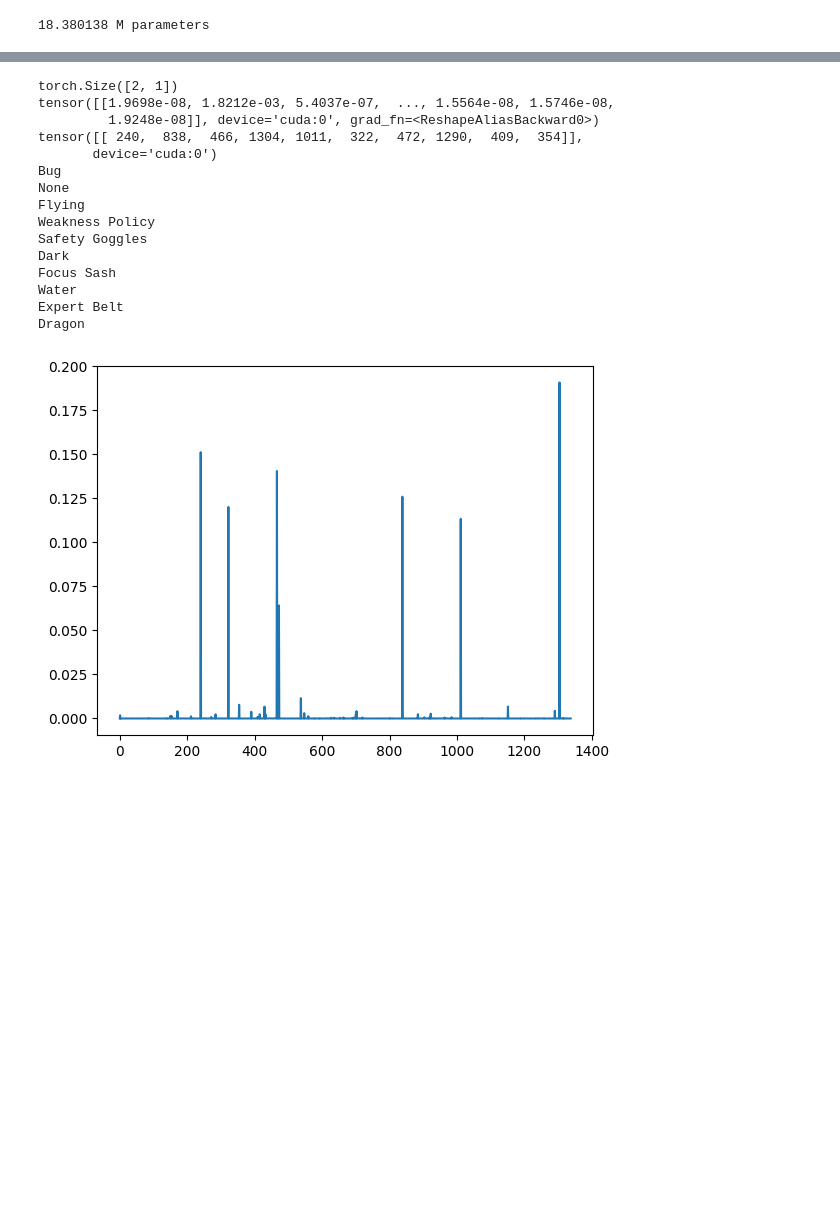
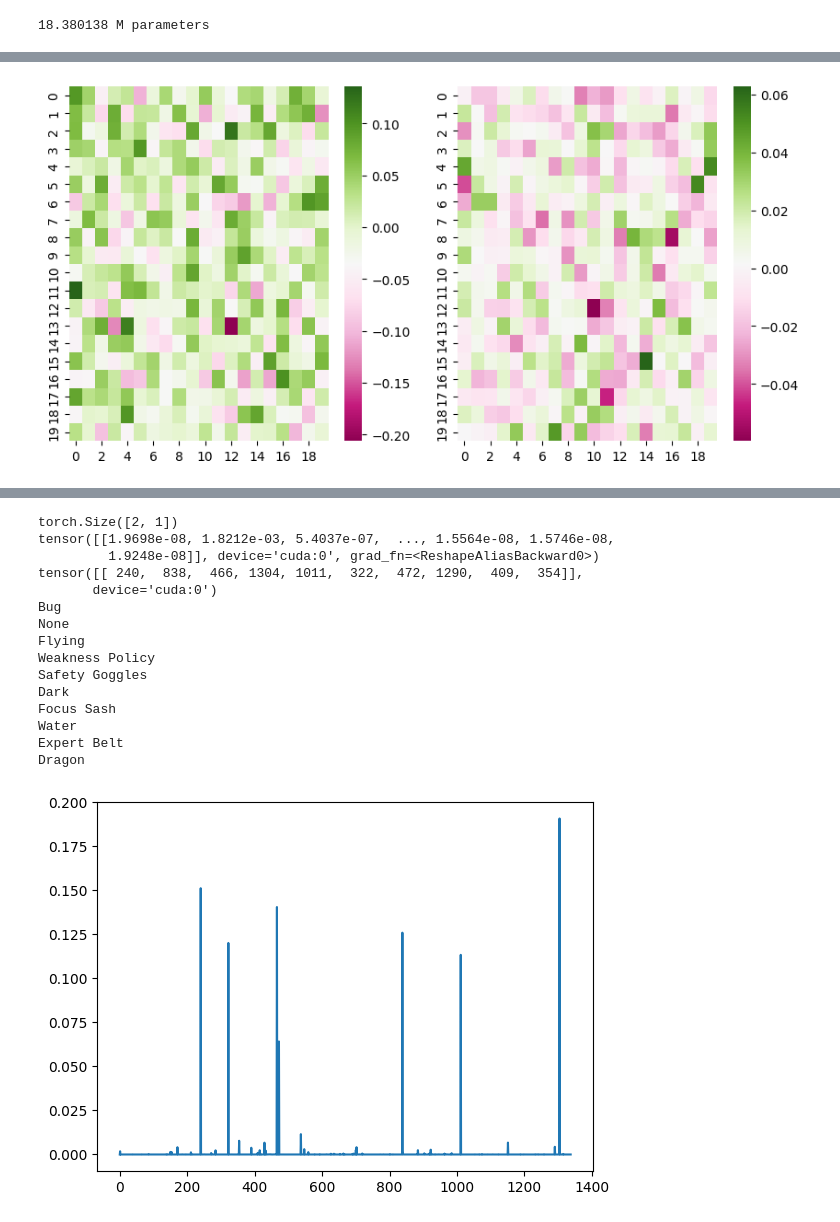
Before and after one commit to AlanOsys/PokemonTransformer, a Jupyter notebook: PokemonTransformerFromScratch.ipynb, the cells around one changed output, grey strips where cells are left out. Drawn from its saved outputs; the diff is of its cells as text; code cells hidden in the pictures; blank space fills up the shorter version.

```diff
--- a/PokemonTransformerFromScratch.ipynb
+++ b/PokemonTransformerFromScratch.ipynb
@@ -321,3 +327,90 @@ optimizer = torch.optim.AdamW(model.parameters(), lr=Learning_rate)
 #print(list(model.signature.keys()))
 # %% [output]
 18.380138 M parameters
+# %%
+import matplotlib.pyplot as plt
+import seaborn as sns
+InputArray = ["Flying","None","Occa Berry","Adamant","0","252","0","252","0","4","Levitate","Sacred Fire"]
+#for InpIter in range(1,len(InputArray)):
+#generates an output given an input
+inp = torch.tensor(encode(InputArray[:2]), dtype=torch.long)#
+final = model.generateAttentionMap(inp.to(device))
+#final output of the transformer
+out = final[0][0]
+#probabilities of each token being output
+probs = final[1]
+plot_probs = probs[0].tolist()
+#sorting the probabilities to find the most likely and least likely to be chosen as the output and getting their indexes
+sortedProbsIndexes = sorted(range(len(plot_probs)), key=lambda k: plot_probs[k])[-10:]
+worstSortedProbsIndexes = sorted(range(len(plot_probs)), key=lambda k: plot_probs[k])[:10]
+plot_probs.sort()
+xAxis = []
+worstXAxis = []
+#getting the token and positional embeddings
+TokenEmbeddings = final[3].detach().cpu().numpy()[0][0].reshape(20,20)
+PositionalEmbeddings = final[4].detach().cpu().numpy()[0].reshape(20,20)
+
+#Plotting a heatmap of the token and positional embeddings
+plt.figure()
+Embeddings, axar = plt.subplots(1,2,figsize=(10,5))
+sns.heatmap(TokenEmbeddings,ax=axar[0],cmap="PiYG")
+sns.heatmap(PositionalEmbeddings,ax=axar[1],cmap="PiYG")
+
+#decoding the tokens to see what are the most and least probable outputs
+for x in sortedProbsIndexes:
+    xAxis.append(decode([x]))
+for x in worstSortedProbsIndexes:
+    worstXAxis.append(decode([x]))
+
+
+#plotting the attention maps and creating arrays to sort through the maps and find what output the attention nodes impact
+plt.figure()
+f, axarr = plt.subplots(1,len(final[2]),figsize=(20,2))
+BestAttentionsArray = []
+WorstAttentionsArray = []
+
+for map in range(len(final[2])):
+    attentionMap1 = final[2][map][0].detach().cpu().numpy()
+    #print(attentionMap1.shape)
+    sns.heatmap(attentionMap1.reshape(20,20),ax=axarr[map],cmap="PiYG")
+    sortedAttentionIndexes = sorted(range(len(attentionMap1[0])), key=lambda k: attentionMap1[0][k])[-10:]
+    smallestSortedAttentionIndexes = sorted(range(len(attentionMap1[0])), key=lambda k: attentionMap1[0][k])[:10]
+    attentionMap1[0].sort()
+    #print(attentionMap1[0][-10:])
+    bestAttention = []
+    for i in range(0,10):
+        bestAttention.append(sortedAttentionIndexes[i])
+    #print(bestAttention)
+    BestAttentionsArray.append(bestAttention)
+    worstAttention = []
+    for i in range(0,10):
+        worstAttention.append(smallestSortedAttentionIndexes[i])
+    #print(bestAttention)
+    WorstAttentionsArray.append(worstAttention)
+
+
+ReshapedBAA = np.array(BestAttentionsArray).reshape(90).tolist()
+AttentionArrayDict = {e:ReshapedBAA.count(e) for e in set(ReshapedBAA)}
+print({k: v for k, v in sorted(AttentionArrayDict.items(), key=lambda item: item[1])})
+
+ReshapedWAA = np.array(WorstAttentionsArray).reshape(90).tolist()
+WorstAttentionArrayDict = {e:ReshapedWAA.count(e) for e in set(ReshapedWAA)}
+print({k: v for k, v in sorted(WorstAttentionArrayDict.items(), key=lambda item: item[1])})
+
+#plotting the outputs
+plt.figure
+plot, axa = plt.subplots(1,1)
+plt.plot(plot_probs[-10:])
+plt.show()
+print(xAxis)
+plt.figure
+plot, axa = plt.subplots(1,1)
+plt.plot(plot_probs[:10])
+plt.show()
+print(worstXAxis)
+print(plot_probs[:10])
+plt.figure
+plot, axa = plt.subplots(1,1)
+plt.plot(plot_probs)
+plt.show()
+# %% [output]
@@ -323,0 +420 @@ optimizer = torch.optim.AdamW(model.parameters(), lr=Learning_rate)
+[figure, added]
```
Also changed, not shown: parts of 11 cells of this notebook.
